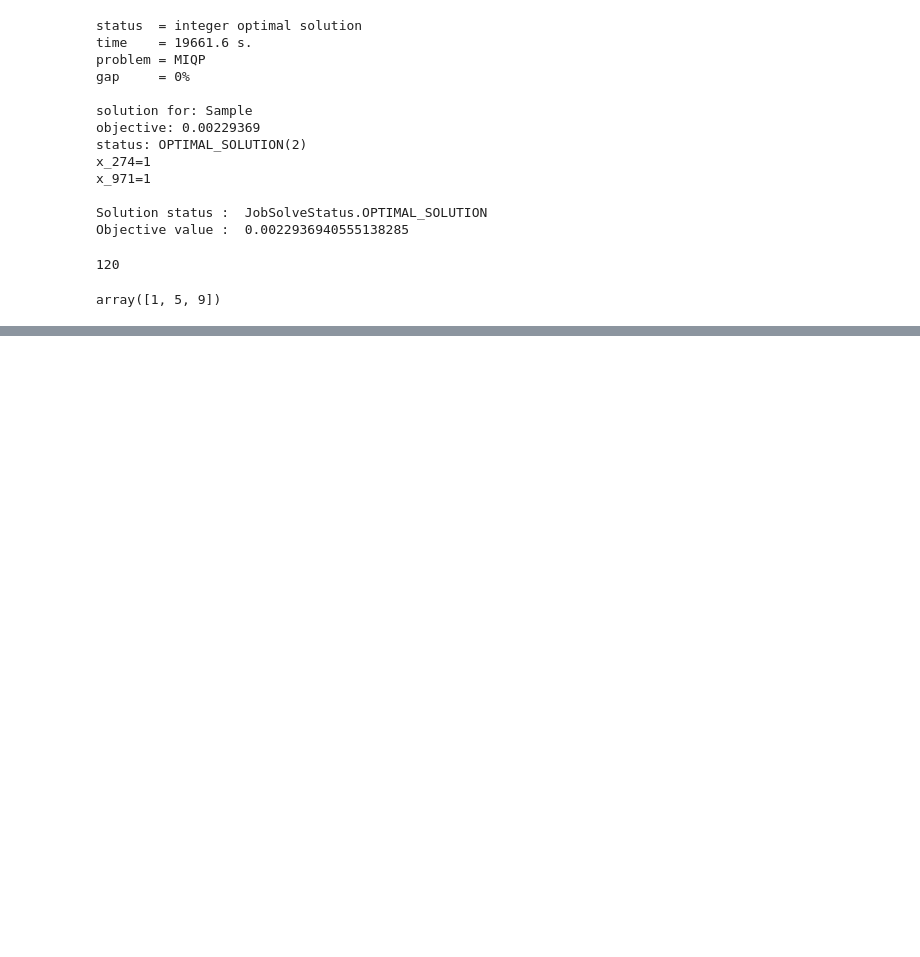
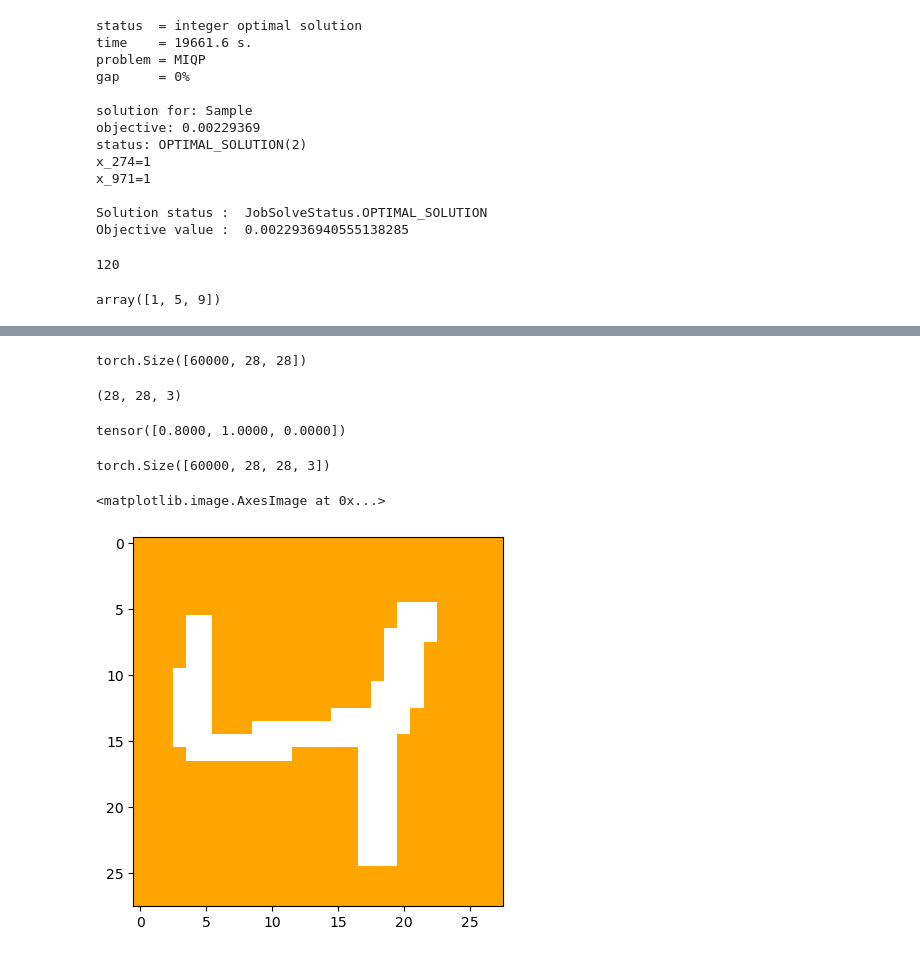
Before and after one commit to jyparkkr/FSW, a Jupyter notebook: test.ipynb, the cells around one changed output, grey strips where cells are left out. Saved outputs shown, nothing was run; the diff lists cells and outputs as text; code cells hidden in the pictures; blank space fills up the shorter version.

```diff
--- a/test.ipynb
+++ b/test.ipynb
@@ -772,0 +889,54 @@ def CPLEX_Solver(label, m, w_sim, edge, ILP = True):
+# %%
+sensitive_labels = torch.zeros_like(mnist_train.targets)
+labels = mnist_train.targets
+# %%
+old = mnist_train.data
+old.shape
+# %% [output]
+torch.Size([60000, 28, 28])
+# %%
+new = list()
+colors = {k: torch.tensor(v) for k, v in COLOR_MAP.items()}
+for i, e in enumerate(old):
+    if np.random.uniform() < 0.9:
+        sensitive = labels[i].item()
+    else:
+        sensitive = np.random.randint(0, 9)
+    color = colors[sensitive]
+
+    mask = (e == 0)
+    not_mask = (e != 0)
+    new.append(mask.unsqueeze(2).repeat(1, 1, 3) * color.reshape(1, 1, -1).repeat(*mask.shape, 1) \
+        +not_mask.unsqueeze(2).repeat(1, 1, 3))
+# %%
+new[0].cpu().numpy().shape
+# %% [output]
+(28, 28, 3)
+# %%
+color
+# %% [output]
+tensor([0.8000, 1.0000, 0.0000])
+# %%
+n = torch.stack(new)
+n.shape
+# %% [output]
+torch.Size([60000, 28, 28, 3])
+# %%
+from PIL import Image
+import matplotlib.pyplot as plt
+from torchvision.transforms.functional import to_pil_image
+
+i = 2
+img = n[i]
+# img = old[i]
+# plt.imshow(to_pil_image(mask.unsqueeze(0).repeat(3, 1, 1) * color.reshape(-1, 1, 1).repeat(1, *mask.shape)*1.0))
+# plt.imshow(to_pil_image(not_mask.unsqueeze(0).repeat(3, 1, 1)*1.0))
+# plt.imshow(to_pil_image(mask.unsqueeze(0).repeat(3, 1, 1) * color.reshape(-1, 1, 1).repeat(1, *mask.shape)*1.0 + not_mask.unsqueeze(0).repeat(3, 1, 1)*1.0))
+plt.imshow((img))
+
+# a = mask.unsqueeze(0).repeat(3, 1, 1) * color.reshape(-1, 1, 1).repeat(1, *mask.shape) \
+#         +not_mask.unsqueeze(0).repeat(3, 1, 1)
+# plt.imshow(to_pil_image(a*1.0))
+# %% [output]
+<matplotlib.image.AxesImage at 0x...>
+[figure, added]
```
Also changed, not shown: parts of 24 cells of this notebook, 14 other files.
